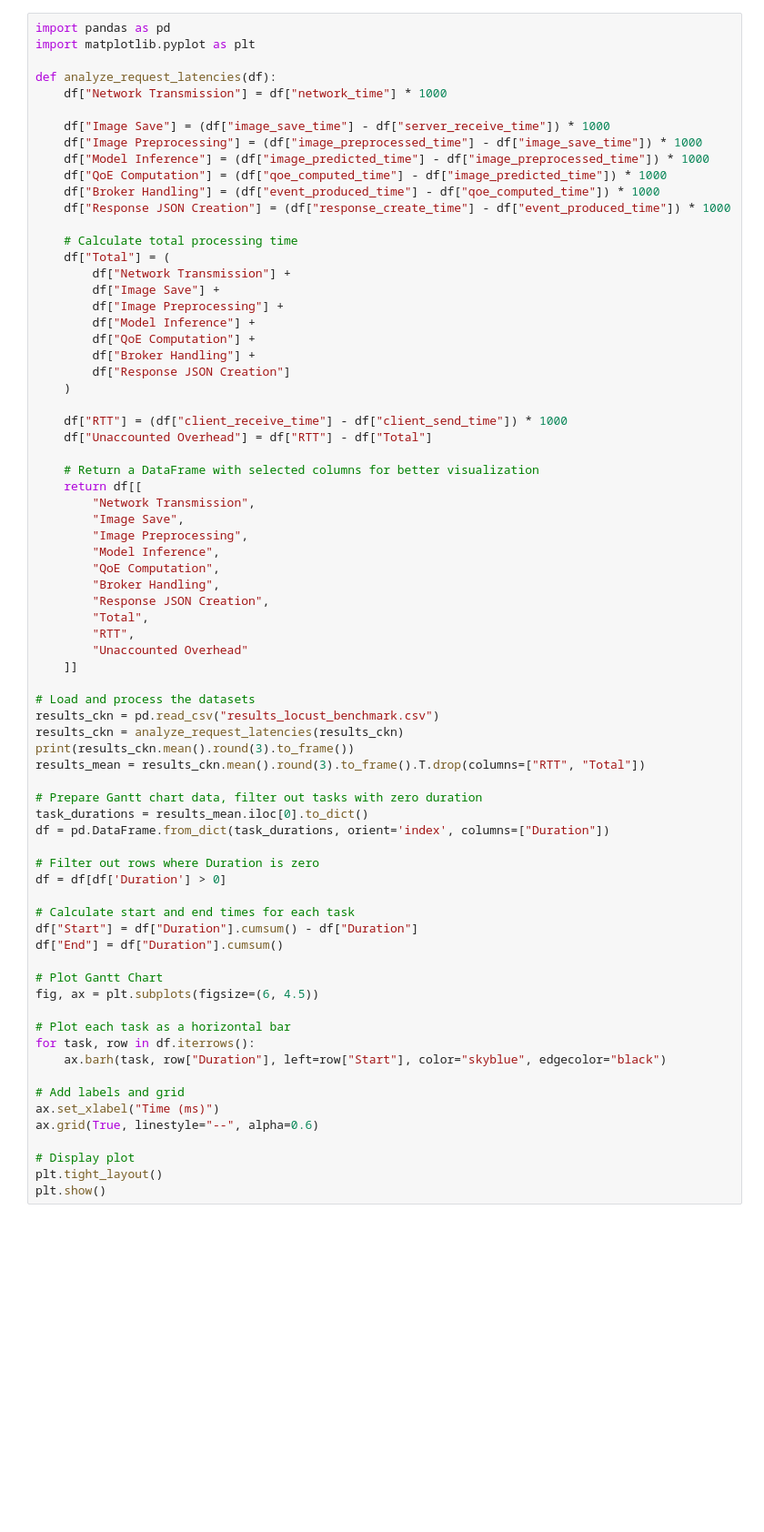
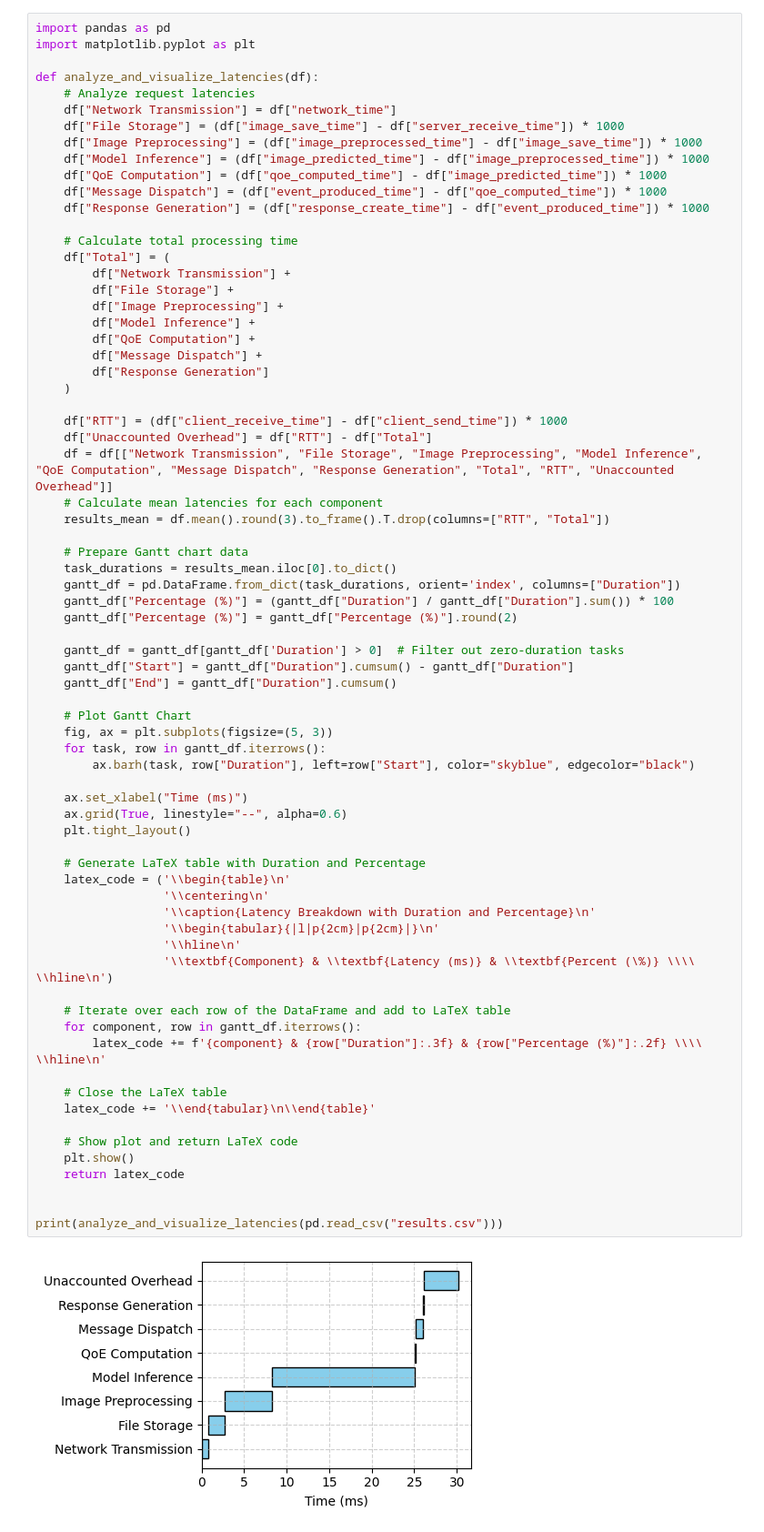
Before and after one commit to Data-to-Insight-Center/ckn-edge-optimization, a Jupyter notebook: micro_benchmarking/results/analysis.ipynb, the cells around one changed output. Shown at 91% size. Drawn from its saved outputs; the diff is of its cells as text; blank space fills up the shorter version.

```diff
--- a/micro_benchmarking/results/analysis.ipynb
+++ b/micro_benchmarking/results/analysis.ipynb
@@ -1,74 +1,73 @@
 # %%
 import pandas as pd
 import matplotlib.pyplot as plt
 
-def analyze_request_latencies(df):
-    df["Network Transmission"] = df["network_time"] * 1000
-
-    df["Image Save"] = (df["image_save_time"] - df["server_receive_time"]) * 1000
+def analyze_and_visualize_latencies(df):
+    # Analyze request latencies
+    df["Network Transmission"] = df["network_time"]
+    df["File Storage"] = (df["image_save_time"] - df["server_receive_time"]) * 1000
     df["Image Preprocessing"] = (df["image_preprocessed_time"] - df["image_save_time"]) * 1000
     df["Model Inference"] = (df["image_predicted_time"] - df["image_preprocessed_time"]) * 1000
     df["QoE Computation"] = (df["qoe_computed_time"] - df["image_predicted_time"]) * 1000
-    df["Broker Handling"] = (df["event_produced_time"] - df["qoe_computed_time"]) * 1000
-    df["Response JSON Creation"] = (df["response_create_time"] - df["event_produced_time"]) * 1000
+    df["Message Dispatch"] = (df["event_produced_time"] - df["qoe_computed_time"]) * 1000
+    df["Response Generation"] = (df["response_create_time"] - df["event_produced_time"]) * 1000
 
     # Calculate total processing time
     df["Total"] = (
         df["Network Transmission"] +
-        df["Image Save"] +
+        df["File Storage"] +
         df["Image Preprocessing"] +
         df["Model Inference"] +
         df["QoE Computation"] +
-        df["Broker Handling"] +
-        df["Response JSON Creation"]
+        df["Message Dispatch"] +
+        df["Response Generation"]
     )
 
     df["RTT"] = (df["client_receive_time"] - df["client_send_time"]) * 1000
     df["Unaccounted Overhead"] = df["RTT"] - df["Total"]
+    df = df[["Network Transmission", "File Storage", "Image Preprocessing", "Model Inference", "QoE Computation", "Message Dispatch", "Response Generation", "Total", "RTT", "Unaccounted Overhead"]]
+    # Calculate mean latencies for each component
+    results_mean = df.mean().round(3).to_frame().T.drop(columns=["RTT", "Total"])
 
-    # Return a DataFrame with selected columns for better visualization
-    return df[[
-        "Network Transmission",
-        "Image Save",
-        "Image Preprocessing",
-        "Model Inference",
-        "QoE Computation",
-        "Broker Handling",
-        "Response JSON Creation",
-        "Total",
-        "RTT",
-        "Unaccounted Overhead"
-    ]]
+    # Prepare Gantt chart data
+    task_durations = results_mean.iloc[0].to_dict()
+    gantt_df = pd.DataFrame.from_dict(task_durations, orient='index', columns=["Duration"])
+    gantt_df["Percentage (%)"] = (gantt_df["Duration"] / gantt_df["Duration"].sum()) * 100
+    gantt_df["Percentage (%)"] = gantt_df["Percentage (%)"].round(2)
 
-# Load and process the datasets
-results_ckn = pd.read_csv("results_locust_benchmark.csv")
-results_ckn = analyze_request_latencies(results_ckn)
-print(results_ckn.mean().round(3).to_frame())
-results_mean = results_ckn.mean().round(3).to_frame().T.drop(columns=["RTT", "Total"])
+    gantt_df = gantt_df[gantt_df['Duration'] > 0]  # Filter out zero-duration tasks
+    gantt_df["Start"] = gantt_df["Duration"].cumsum() - gantt_df["Duration"]
+    gantt_df["End"] = gantt_df["Duration"].cumsum()
 
-# Prepare Gantt chart data, filter out tasks with zero duration
-task_durations = results_mean.iloc[0].to_dict()
-df = pd.DataFrame.from_dict(task_durations, orient='index', columns=["Duration"])
+    # Plot Gantt Chart
+    fig, ax = plt.subplots(figsize=(5, 3))
+    for task, row in gantt_df.iterrows():
+        ax.barh(task, row["Duration"], left=row["Start"], color="skyblue", edgecolor="black")
 
-# Filter out rows where Duration is zero
-df = df[df['Duration'] > 0]
+    ax.set_xlabel("Time (ms)")
+    ax.grid(True, linestyle="--", alpha=0.6)
+    plt.tight_layout()
 
-# Calculate start and end times for each task
-df["Start"] = df["Duration"].cumsum() - df["Duration"]
-df["End"] = df["Duration"].cumsum()
+    # Generate LaTeX table with Duration and Percentage
+    latex_code = ('\\begin{table}\n'
+                  '\\centering\n'
+                  '\\caption{Latency Breakdown with Duration and Percentage}\n'
+                  '\\begin{tabular}{|l|p{2cm}|p{2cm}|}\n'
+                  '\\hline\n'
+                  '\\textbf{Component} & \\textbf{Latency (ms)} & \\textbf{Percent (\%)} \\\\ \\hline\n')
 
-# Plot Gantt Chart
-fig, ax = plt.subplots(figsize=(6, 4.5))
+    # Iterate over each row of the DataFrame and add to LaTeX table
+    for component, row in gantt_df.iterrows():
+        latex_code += f'{component} & {row["Duration"]:.3f} & {row["Percentage (%)"]:.2f} \\\\ \\hline\n'
 
-# Plot each task as a horizontal bar
-for task, row in df.iterrows():
-    ax.barh(task, row["Duration"], left=row["Start"], color="skyblue", edgecolor="black")
+    # Close the LaTeX table
+    latex_code += '\\end{tabular}\n\\end{table}'
 
-# Add labels and grid
-ax.set_xlabel("Time (ms)")
-ax.grid(True, linestyle="--", alpha=0.6)
+    # Show plot and return LaTeX code
+    plt.show()
+    return latex_code
 
-# Display plot
-plt.tight_layout()
-plt.show()
+
+print(analyze_and_visualize_latencies(pd.read_csv("results.csv")))
 # %% [output]
+[figure, new version]
```
Also changed, not shown: parts of 4 cells of this notebook, 2 other files.
